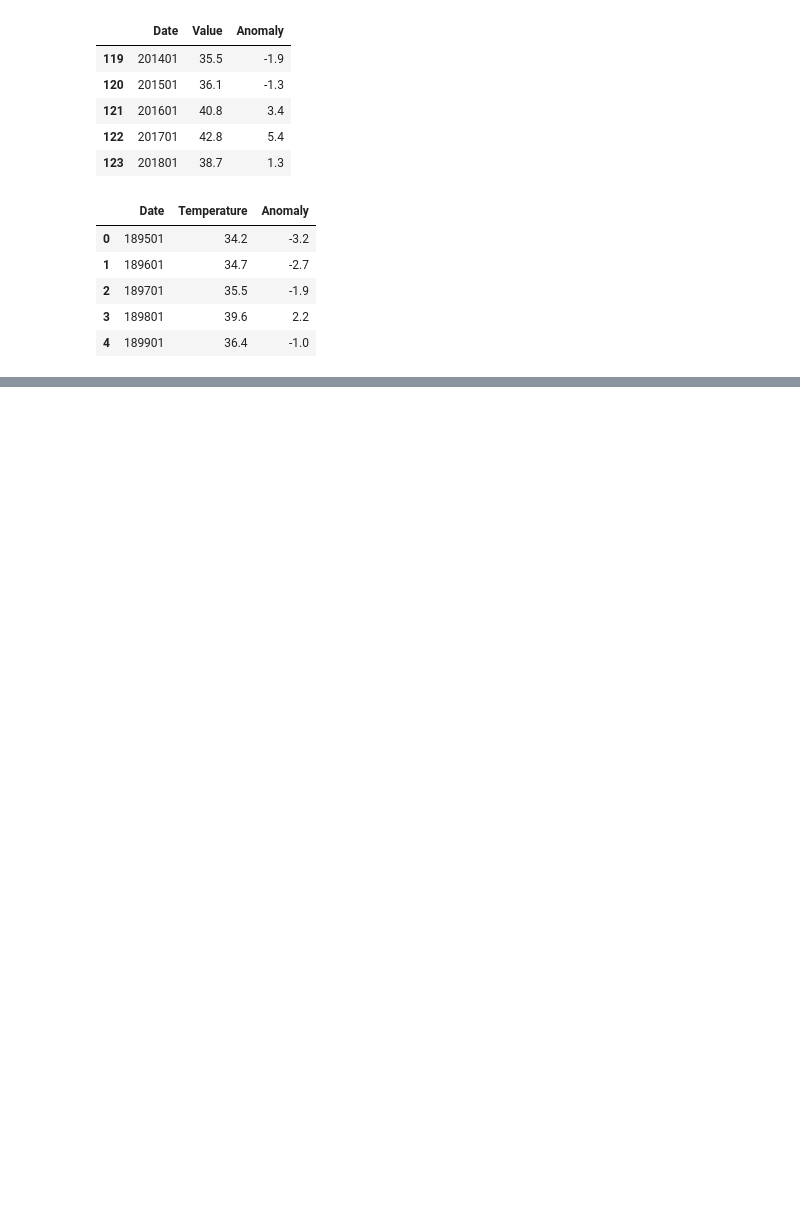
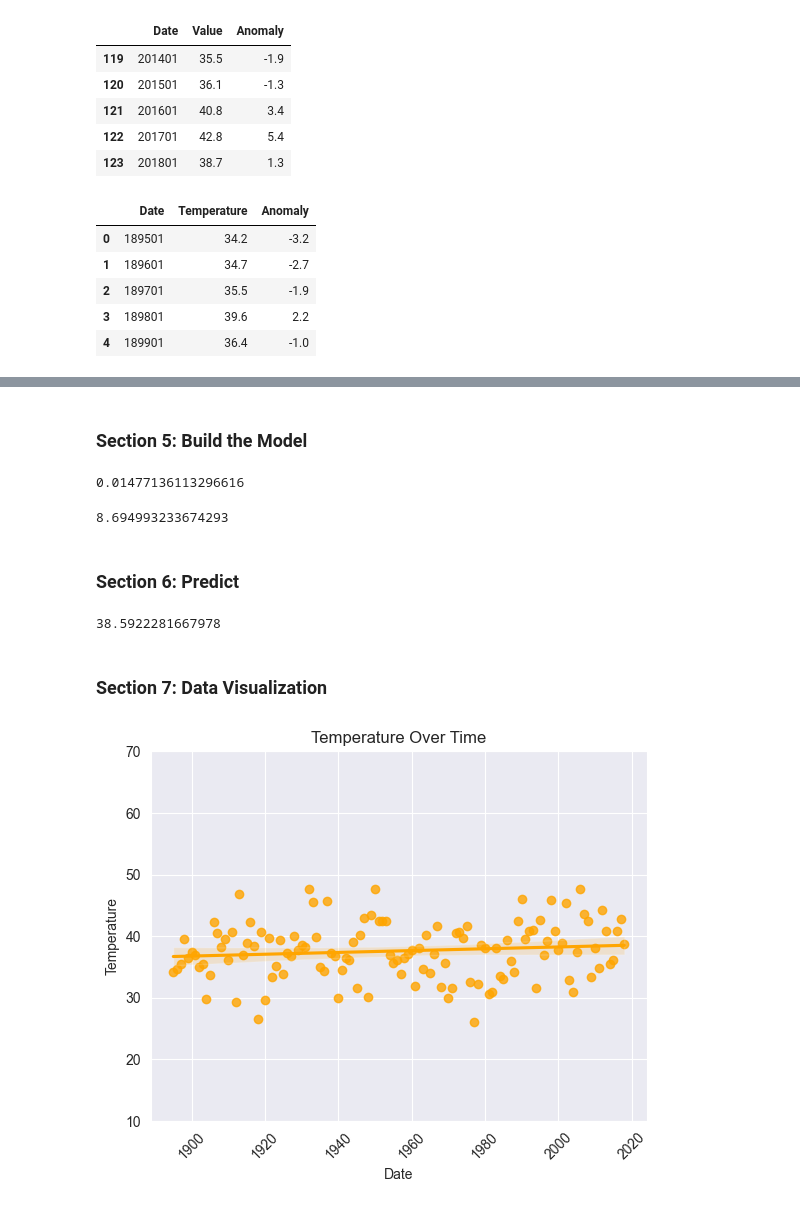
Before and after one commit to JBtallgrass/datafun-07-ml, a Jupyter notebook: jballard_ml.ipynb, the cells around one changed output, grey strips where cells are left out. Cells and saved outputs as stored; diff of their text form; code cells hidden in the pictures; blank space fills up the shorter version.

```diff
--- a/jballard_ml.ipynb
+++ b/jballard_ml.ipynb
@@ -64,0 +75,3 @@ nyc_df.head()
+# %%
+nyc_df.Date = nyc_df.Date.floordiv(100)
+nyc_df.head(3)
@@ -64,0 +99,42 @@ nyc_df.head()
+# %% [markdown]
+### Section 5: Build the Model
+# %%
+linear_regression =stats.linregress(x=nyc_df.Date, y=nyc_df.Temperature)
+linear_regression.slope
+# %% [output]
+0.01477136113296616
+# %%
+linear_regression.intercept
+# %% [output]
+8.694993233674293
+# %% [markdown]
+### Section 6: Predict
+# %%
+linear_regression.slope * 2024 + linear_regression.intercept
+# %% [output]
+38.5922281667978
+# %% [markdown]
+### Section 7: Data Visualization
+# %%
+# Set the style to 'darkgrid'
+sns.set_style('darkgrid')
+
+# Create the regression plot
+axes = sns.regplot(x='Date', y='Temperature', data=nyc_df, color='orange')
+axes.set_ylim(10, 70)
+
+# Add title and labels for clarity
+axes.set_title('Temperature Over Time')
+axes.set_xlabel('Date')
+axes.set_ylabel('Temperature')
+
+# Optionally, if you have a lot of dates on the x-axis and they overlap
+plt.xticks(rotation=45)
+
+# Save the figure
+plt.savefig('figures/regression_plot.png', dpi=300)  # Adjust dpi for higher resolution if needed
+
+# Display the plot
+plt.show()
+# %% [output]
+[figure, added]
```
Also changed, not shown: parts of 15 cells of this notebook, 3 other files.
